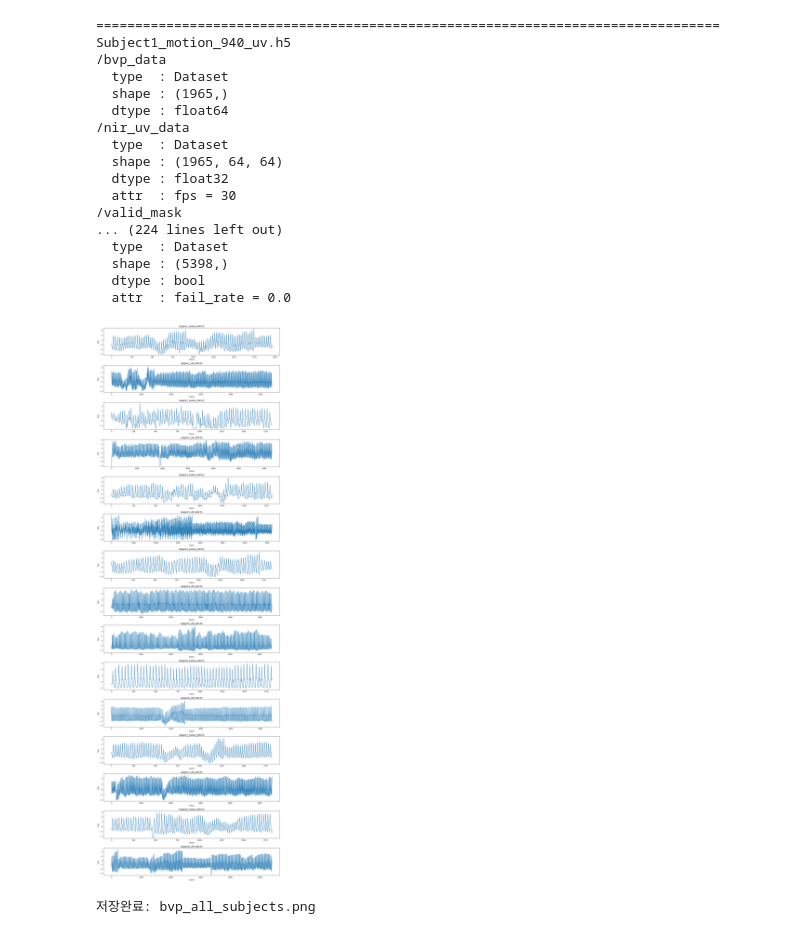
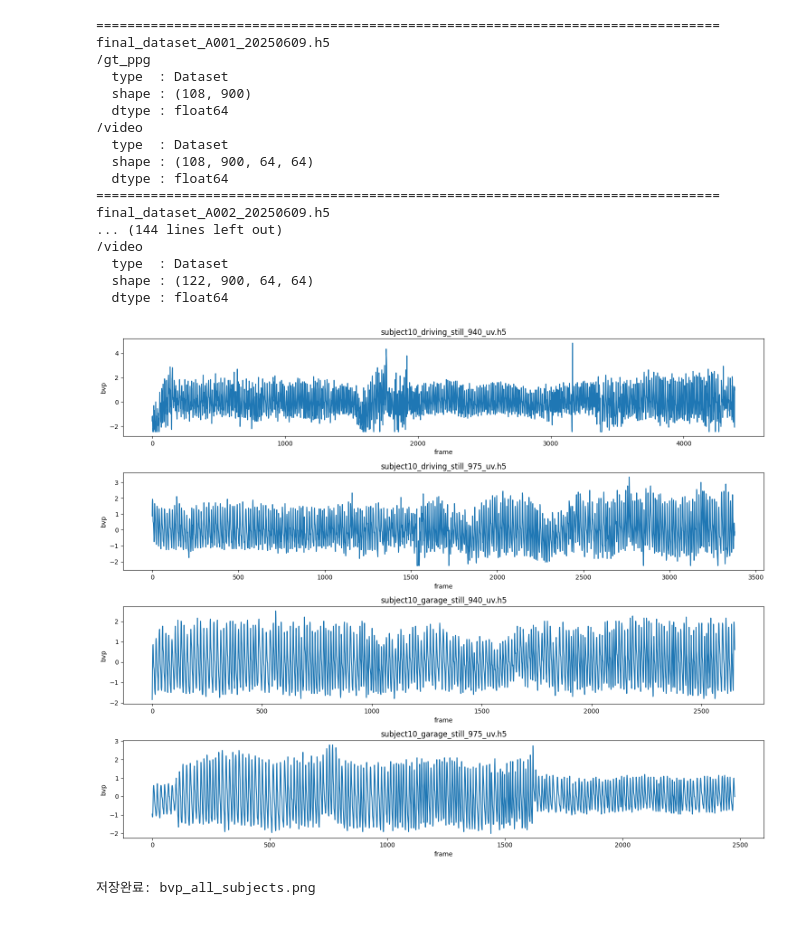
Before and after one commit to kkm2001-design/rppg, a Jupyter notebook: data/codes/make_data/mr_nirp/mr_nirp_test.ipynb, the cells around one changed output. Saved outputs shown, nothing was run; the diff lists cells and outputs as text; code cells hidden in the pictures.

```diff
--- a/data/codes/make_data/mr_nirp/mr_nirp_test.ipynb
+++ b/data/codes/make_data/mr_nirp/mr_nirp_test.ipynb
@@ -31,7 +31,7 @@ def explore_h5(f, prefix=''):
         if isinstance(obj, h5py.Group):
             explore_h5(obj, fullname)
 
-h5_dir = '/nasdata4/2yhy/rPPG_code/rPPG_datasets/raw_data/CNA_members/KM_preprocess_data/MR-nirp_registration'
+h5_dir = '/nasdata4/2yhy/rPPG_code/rPPG_datasets/raw_data/CNA_members/KM_preprocess_data/dl_data_CNA_70_withoutoutlier'
 files = sorted([f for f in os.listdir(h5_dir) if f.endswith('.h5')])
 
 for subject in files:
@@ -41,46 +41,46 @@ for subject in files:
         explore_h5(f)
 # %% [output]
 ================================================================================
-Subject1_motion_940_uv.h5
-/bvp_data
+final_dataset_A001_20250609.h5
+/gt_ppg
   type  : Dataset
-  shape : (1965,)
+  shape : (108, 900)
   dtype : float64
-/nir_uv_data
+/video
   type  : Dataset
-  shape : (1965, 64, 64)
-  dtype : float32
-  attr  : fps = 30
-/valid_mask
-... (224 lines left out)
+  shape : (108, 900, 64, 64)
+  dtype : float64
+================================================================================
+final_dataset_A002_20250609.h5
+... (144 lines left out)
+/video
   type  : Dataset
-  shape : (5398,)
-  dtype : bool
-  attr  : fail_rate = 0.0
+  shape : (122, 900, 64, 64)
+  dtype : float64
 # %%
 # gt ppg 파형확인
 import h5py
 import os
 import matplotlib.pyplot as plt
 
-h5_dir = "/nasdata4/2yhy/rPPG_code/rPPG_datasets/h5_data/MR-NIRP_indoor"
+h5_dir = '/nasdata4/2yhy/rPPG_code/rPPG_datasets/raw_data/CNA_members/KM_preprocess_data/MR-nirp_driving_registration'
 files = sorted([f for f in os.listdir(h5_dir) if f.endswith('.h5')])
 
 fig, axes = plt.subplots(len(files), 1, figsize=(15, 3*len(files)))
 
 for i, subject in enumerate(files):
     with h5py.File(os.path.join(h5_dir, subject), 'r') as f:
         bvp = f['bvp_data'][:]
 
     axes[i].plot(bvp)
     axes[i].set_title(subject)
     axes[i].set_xlabel('frame')
     axes[i].set_ylabel('bvp')
 
 plt.tight_layout()
 plt.show()
 print("저장완료: bvp_all_subjects.png")
 # %% [output]
-[figure, old version]
+[figure, new version]
 저장완료: bvp_all_subjects.png
 # %%
```
Also changed, not shown: parts of 4 cells of this notebook, 3 other files.
